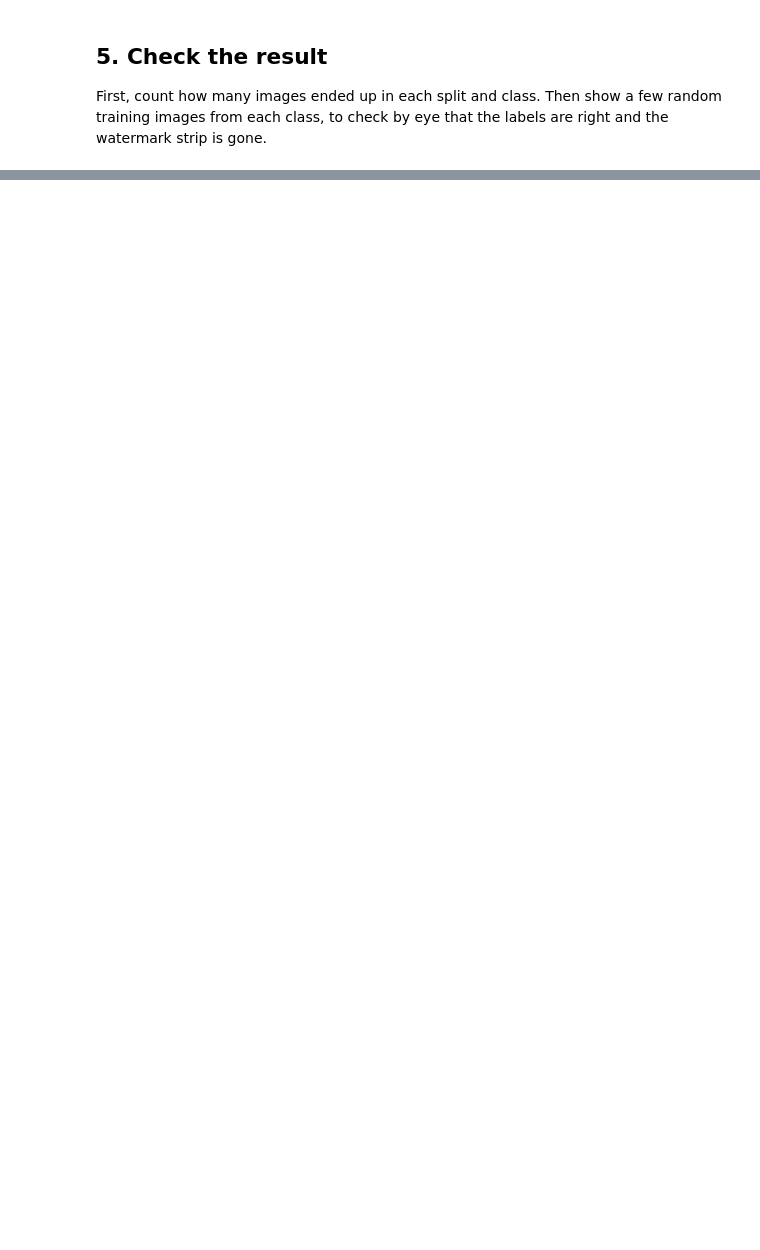
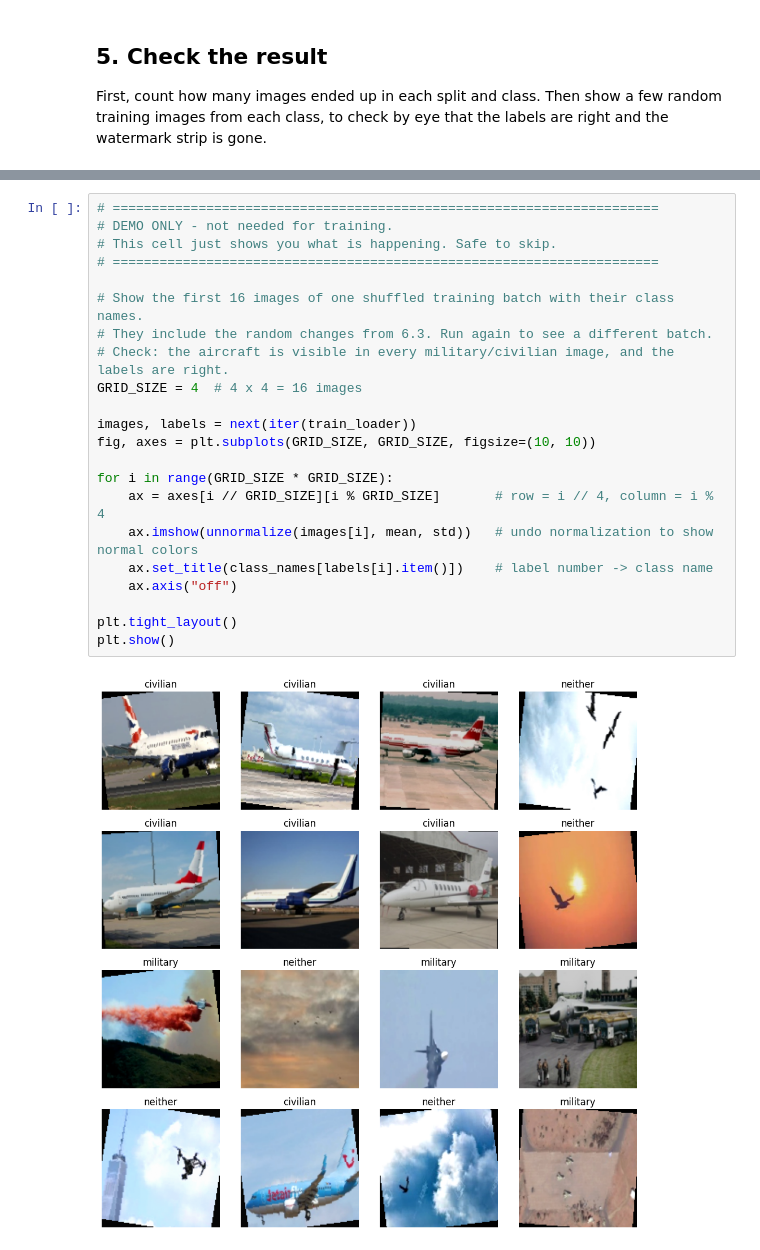
Before and after one commit to mohamedmetwally123/Military-vs.-Civilian-Aircraft-Classification, a Jupyter notebook: main.ipynb, the cells around one changed output, grey strips where cells are left out. Drawn from its saved outputs; the diff is of its cells as text; blank space fills up the shorter version.

```diff
--- a/main.ipynb
+++ b/main.ipynb
@@ -190,0 +761,24 @@ plt.show()
+# %%
+# ======================================================================
+# DEMO ONLY - not needed for training.
+# This cell just shows you what is happening. Safe to skip.
+# ======================================================================
+
+# Show the first 16 images of one shuffled training batch with their class names.
+# They include the random changes from 6.3. Run again to see a different batch.
+# Check: the aircraft is visible in every military/civilian image, and the labels are right.
+GRID_SIZE = 4  # 4 x 4 = 16 images
+
+images, labels = next(iter(train_loader))
+fig, axes = plt.subplots(GRID_SIZE, GRID_SIZE, figsize=(10, 10))
+
+for i in range(GRID_SIZE * GRID_SIZE):
+    ax = axes[i // GRID_SIZE][i % GRID_SIZE]       # row = i // 4, column = i % 4
+    ax.imshow(unnormalize(images[i], mean, std))   # undo normalization to show normal colors
+    ax.set_title(class_names[labels[i].item()])    # label number -> class name
+    ax.axis("off")
+
+plt.tight_layout()
+plt.show()
+# %% [output]
+[figure, added]
```
Also changed, not shown: parts of 54 cells of this notebook, 3 other files.
